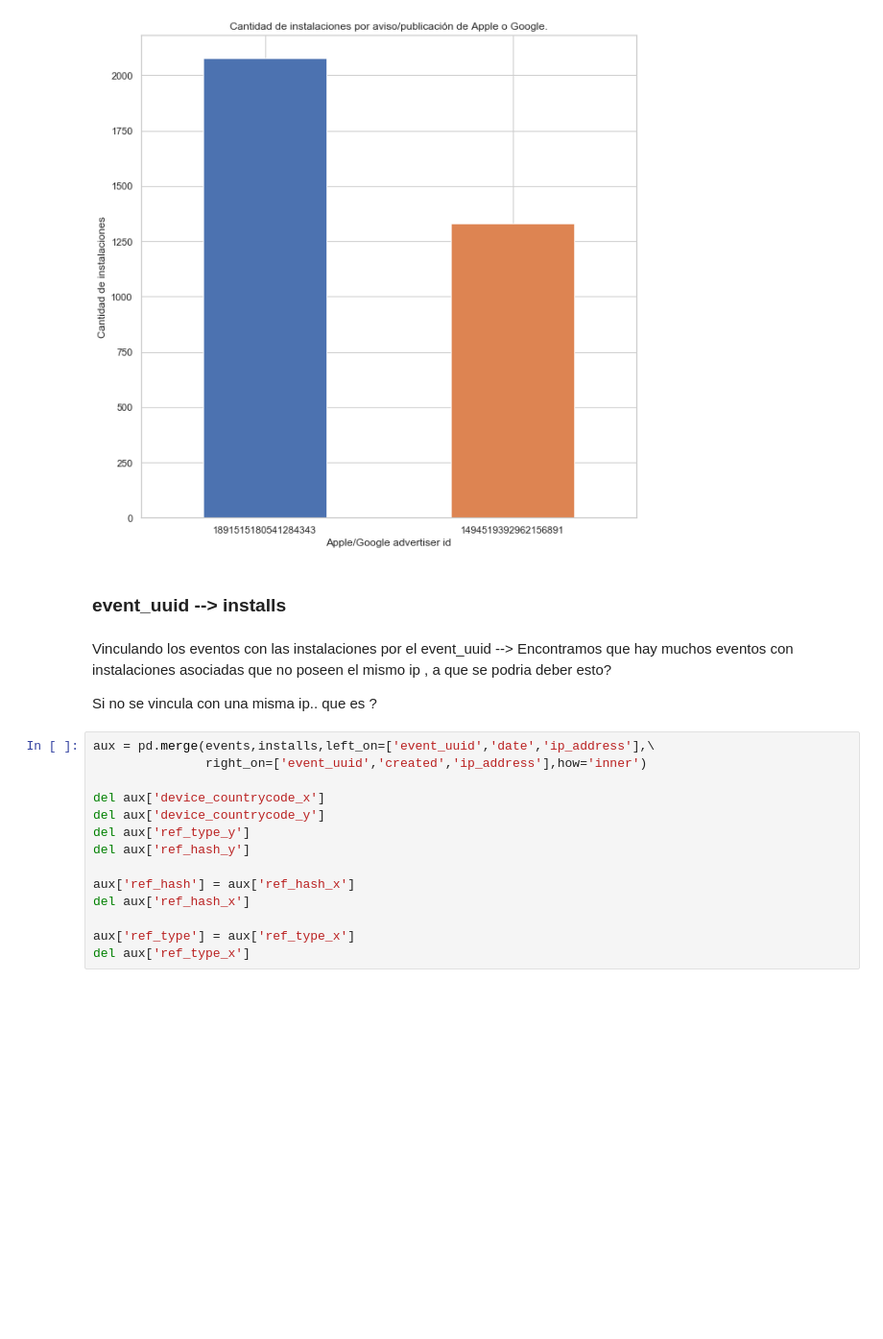
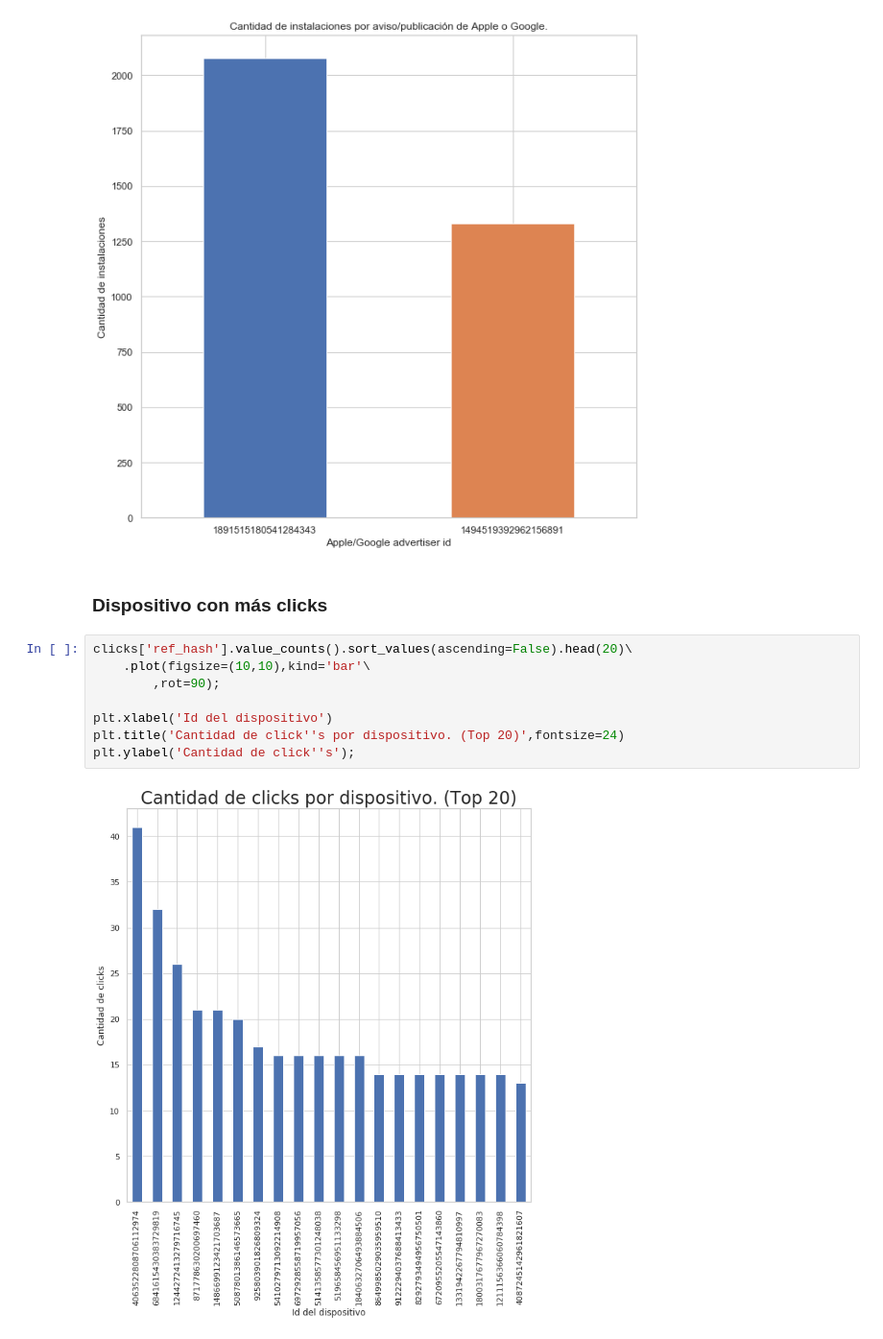
Before and after one commit to alepenaa94/Datos_2019, a Jupyter notebook: Notebook/TP1_Análisis Exploratorio.ipynb, the cells around one changed output. Shown at 96% size. Saved outputs shown, nothing was run; the diff lists cells and outputs as text; blank space fills up the shorter version.

```diff
--- a/Notebook/TP1_Análisis Exploratorio.ipynb
+++ b/Notebook/TP1_Análisis Exploratorio.ipynb
@@ -545,23 +551,16 @@ plt.xlabel('Apple/Google advertiser id')
 plt.ylabel('Cantidad de instalaciones');
 # %% [output]
 [figure]
-# %% [markdown]
-### event_uuid --> installs
-# %% [markdown]
-Vinculando los eventos con las instalaciones por el event_uuid --> Encontramos que hay muchos eventos con instalaciones asociadas que no poseen el mismo ip , a que se podria deber esto?
-
-Si no se vincula con una misma ip.. que es ?
-# %%
-aux = pd.merge(events,installs,left_on=['event_uuid','date','ip_address'],\
-               right_on=['event_uuid','created','ip_address'],how='inner')
-
-del aux['device_countrycode_x']
-del aux['device_countrycode_y']
-del aux['ref_type_y']
-del aux['ref_hash_y']
-
-aux['ref_hash'] = aux['ref_hash_x']
-del aux['ref_hash_x']
-
-aux['ref_type'] = aux['ref_type_x']
-del aux['ref_type_x']
+# %% [markdown]
+<a id='link_21'></a>
+### Dispositivo con más clicks
+# %%
+clicks['ref_hash'].value_counts().sort_values(ascending=False).head(20)\
+    .plot(figsize=(10,10),kind='bar'\
+        ,rot=90);
+
+plt.xlabel('Id del dispositivo')
+plt.title('Cantidad de click''s por dispositivo. (Top 20)',fontsize=24)
+plt.ylabel('Cantidad de click''s');
+# %% [output]
+[figure, added]
```
Also changed, not shown: parts of 22 cells of this notebook.
